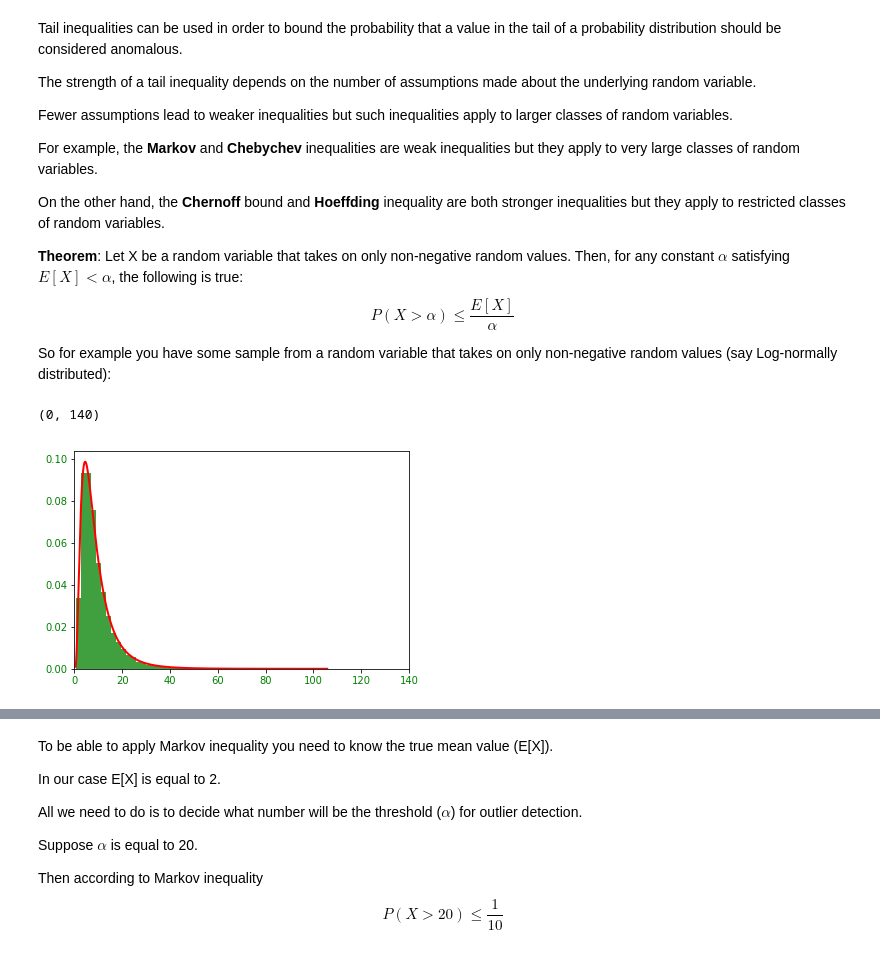
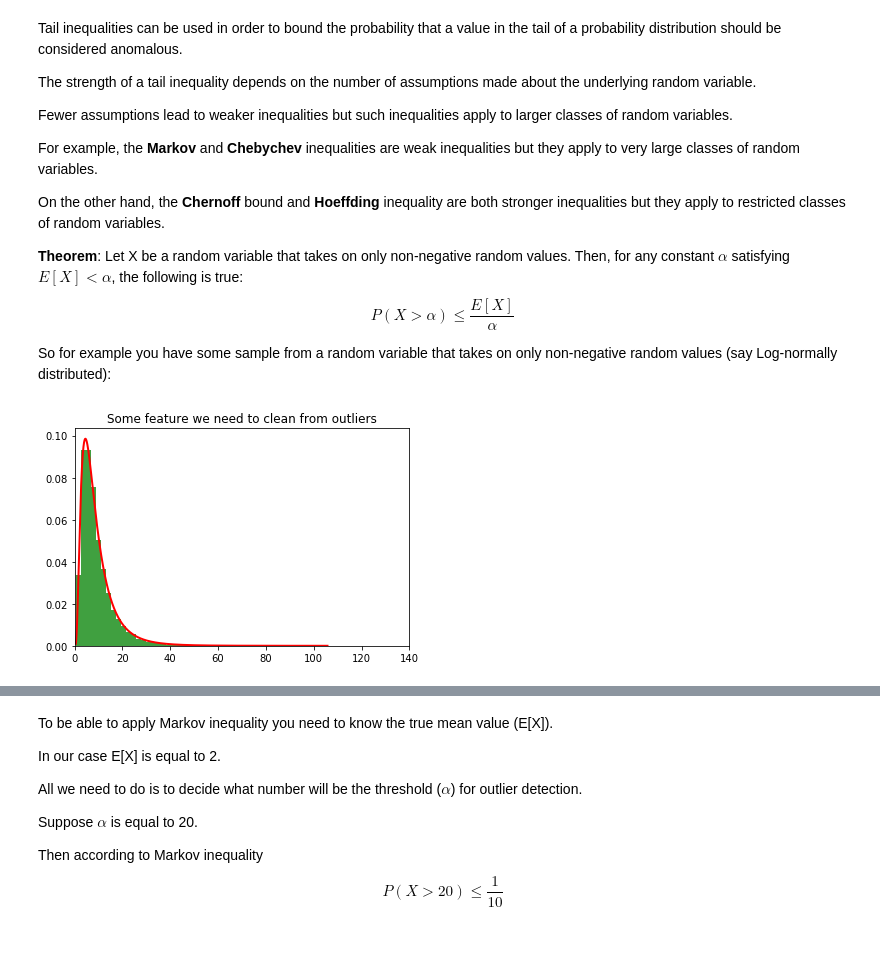
Before and after one commit to IooHooI/OUTLIER_DETECTION, a Jupyter notebook: notebooks/HW1.ipynb, the cells around one changed output, grey strips where cells are left out. Drawn from its saved outputs; the diff is of its cells as text; code cells hidden in the pictures.

```diff
--- a/notebooks/HW1.ipynb
+++ b/notebooks/HW1.ipynb
@@ -37,15 +33,9 @@ sample = np.random.lognormal(mean=mean, sigma=sigma, size=10000)
 # %%
+mean = 2
+sigma = 0.7
+sample = np.random.lognormal(mean=mean, sigma=sigma, size=10000)
+
 count, bins, ignored = plt.hist(sample, 50, normed=1, facecolor='g', alpha=0.75)
-
-[i.set_color("green") for i in plt.gca().get_xticklabels()]
-[i.set_color("green") for i in plt.gca().get_yticklabels()]
 
 x = np.linspace(min(bins), max(bins), 10000)
 pdf = (np.exp(-(np.log(x) - mean)**2 / (2 * sigma**2)) / (x * sigma * np.sqrt(2 * np.pi)))
-
-plt.plot(x, pdf, linewidth=2, color='r')
-plt.axis('tight')
-plt.xlim((0, 140))
-# %% [output]
-(0, 140)
-[figure, removed]
@@ -54,3 +42,10 @@ plt.show()
+# %%
+plt.plot(x, pdf, linewidth=2, color='r')
+plt.title('Some feature we need to clean from outliers')
+plt.xlim((0, 140))
+plt.show()
+# %% [output]
+[figure, added]
 # %%
 values, base = np.histogram(sample, normed=True, bins=50)
 cumulative = np.cumsum(values)
```
Also changed, not shown: parts of 24 cells of this notebook.
